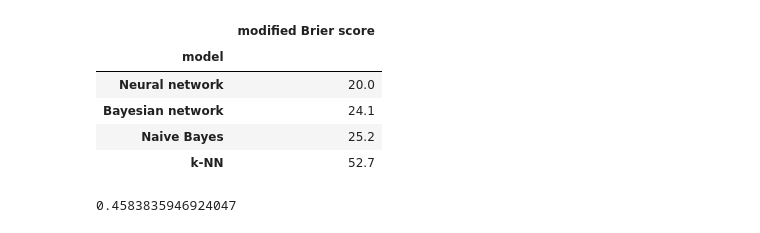
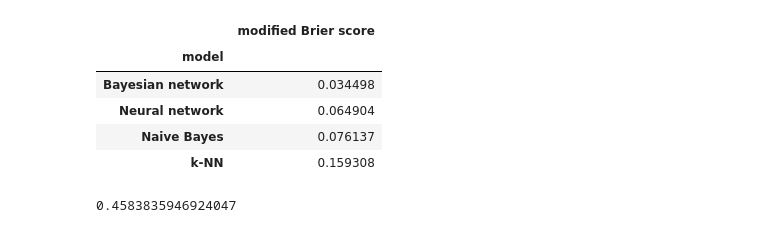
Before and after one commit to majbc1999/ml-in-football-analysis, a Jupyter notebook: analysis/result_analysis.ipynb, the cells around one changed output. Cells and saved outputs as stored; diff of their text form; code cells hidden in the pictures.

Commit message:
FIxed Brier score bug

```diff
--- a/analysis/result_analysis.ipynb
+++ b/analysis/result_analysis.ipynb
@@ -5,41 +5,41 @@ data = pd.read_pickle('data.pickle')
 
 df = data.groupby(data['model']).sum(numeric_only=True)
 
-df['Brier score'] = round(df['Brier score'] / 10, 3)
+df['Brier score'] = round(df['Brier score'] / 10, 6)
 df['precision'] = round(df['precision'] / 10, 3)
 df['recall'] = round(df['recall'] / 10, 3)
 df['F1 score'] = round(df['F1'] / 10, 3)
 df['profit'] = round(df['profit'] / 10, 4)
-df['modified Brier score'] = round(df['modified Brier score'] / 10, 1)
+df['modified Brier score'] = round(df['modified Brier score'] / 10, 6)
 
 df_mbs = df[['modified Brier score']].sort_values(['modified Brier score'], ascending=True)
 df_mbs.to_csv('tables/mbs.csv')
 df.drop(columns=['modified Brier score'])
 
 df_profit = df.drop(columns=['Brier score','precision', 'recall', 'F1 score', 'F1'])
 df_profit = df_profit.sort_values(['profit'], ascending=False)
 
 df = df.drop(columns=['profit', 'F1'])
 
 df_brier = df.drop(columns=['precision', 'recall', 'F1 score'])
 df_brier = df_brier.sort_values(['Brier score'], ascending=True)
 df_brier.to_csv('tables/brier.csv')
 
 df_other = df.drop(columns=['Brier score'])
 df_other = df_other.sort_values(['F1 score'], ascending=False)
 df_other.to_csv('tables/F1.csv')
 
 
 df.to_csv('tables/metrics.csv')
 
 df_mbs
 # %% [output]
 |  | modified Brier score |
 | model |  |
-| Neural network | 20.0 |
-| Bayesian network | 24.1 |
-| Naive Bayes | 25.2 |
-| k-NN | 52.7 |
+| Bayesian network | 0.034498 |
+| Neural network | 0.064904 |
+| Naive Bayes | 0.076137 |
+| k-NN | 0.159308 |
 # %%
 df_profit.to_csv('tables/profit.csv')
 # %%
```
Also changed, not shown: parts of 11 cells of this notebook, 24 other files.
